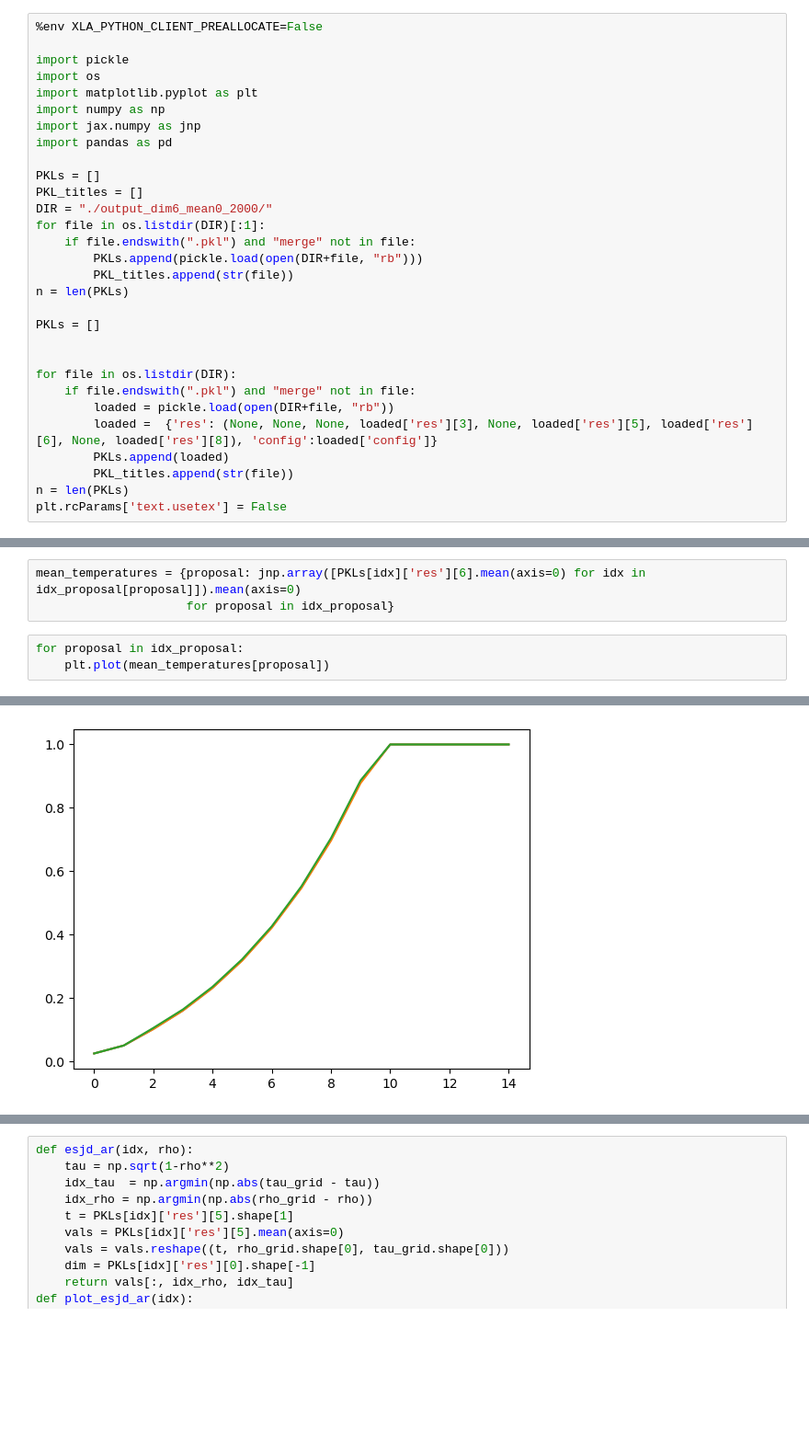
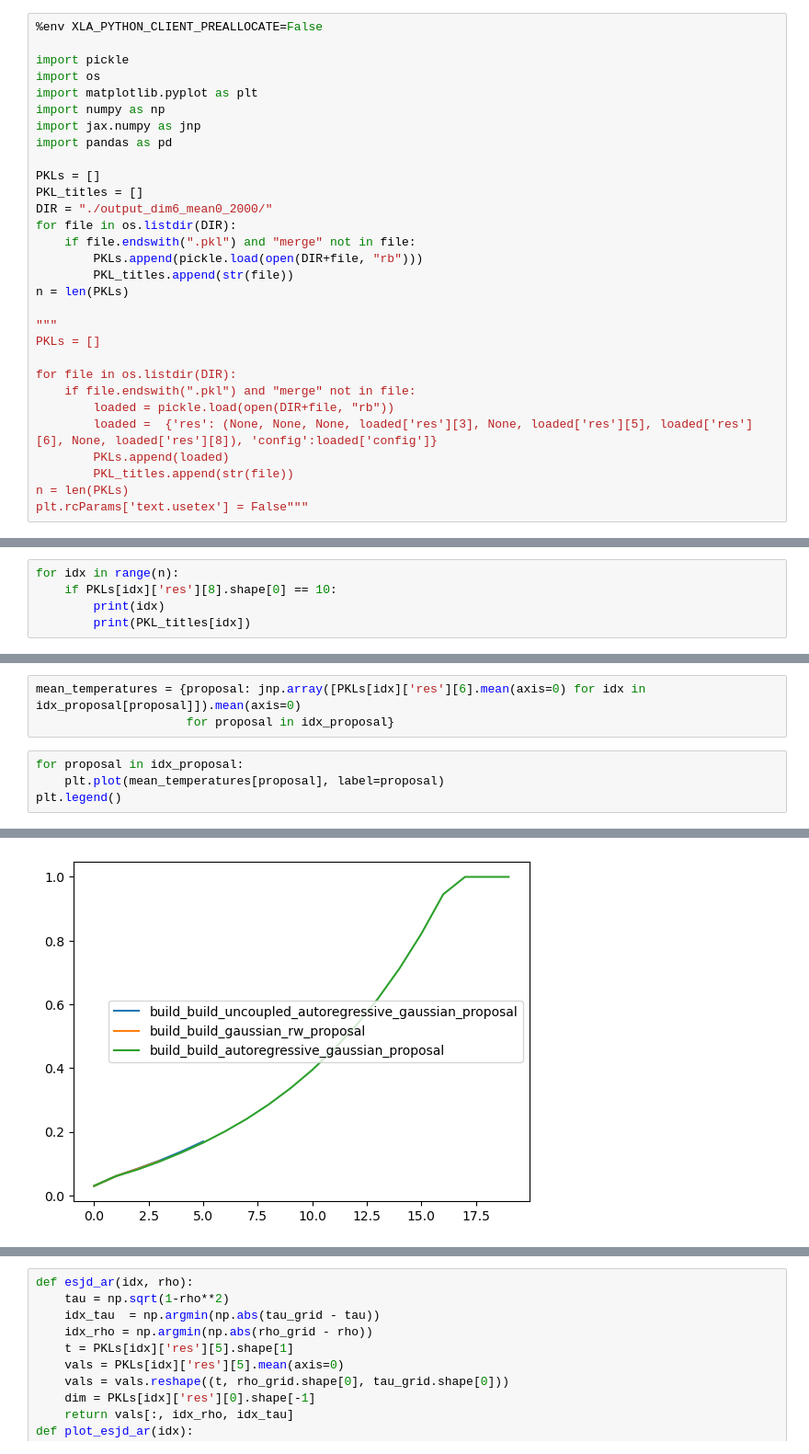
Before and after one commit to ylefay/adaptive_smc_tempering, a Jupyter notebook: adaptive_smc/experiments_bis/uncoupled_ar_rw_proposal/Untitled.ipynb, the cells around one changed output, grey strips where cells are left out. Shown at 92% size. Drawn from its saved outputs; the diff is of its cells as text; blank space fills up the shorter version.

```diff
--- a/adaptive_smc/experiments_bis/uncoupled_ar_rw_proposal/Untitled.ipynb
+++ b/adaptive_smc/experiments_bis/uncoupled_ar_rw_proposal/Untitled.ipynb
@@ -11,14 +11,14 @@ import pandas as pd
 PKLs = []
 PKL_titles = []
 DIR = "./output_dim6_mean0_2000/"
-for file in os.listdir(DIR)[:1]:
+for file in os.listdir(DIR):
     if file.endswith(".pkl") and "merge" not in file:
         PKLs.append(pickle.load(open(DIR+file, "rb")))
         PKL_titles.append(str(file))
 n = len(PKLs)
 
+"""
 PKLs = []
-
 
 for file in os.listdir(DIR):
     if file.endswith(".pkl") and "merge" not in file:
@@ -27,6 +27,6 @@ for file in os.listdir(DIR):
         PKLs.append(loaded)
         PKL_titles.append(str(file))
 n = len(PKLs)
-plt.rcParams['text.usetex'] = False
+plt.rcParams['text.usetex'] = False"""
 # %% [output]
 env: XLA_PYTHON_CLIENT_PREALLOCATE=False
@@ -84,0 +34,5 @@ def plot_contour2D(x, y, arr):
+# %%
+for idx in range(n):
+    if PKLs[idx]['res'][8].shape[0] == 10:
+        print(idx)
+        print(PKL_titles[idx])
@@ -196,5 +177,6 @@ mean_temperatures = {proposal: jnp.array([PKLs[idx]['res'][6].mean(axis=0) for i
                      for proposal in idx_proposal}
 # %%
 for proposal in idx_proposal:
-    plt.plot(mean_temperatures[proposal])
+    plt.plot(mean_temperatures[proposal], label=proposal)
+plt.legend()
 # %% [output]
@@ -201,3 +184,3 @@ for proposal in idx_proposal:
-[figure, old version]
+[figure, new version]
 # %%
 x, y = np.meshgrid(rho_grid, tau_grid)
```
Also changed, not shown: parts of 19 cells of this notebook, 6 other files.
